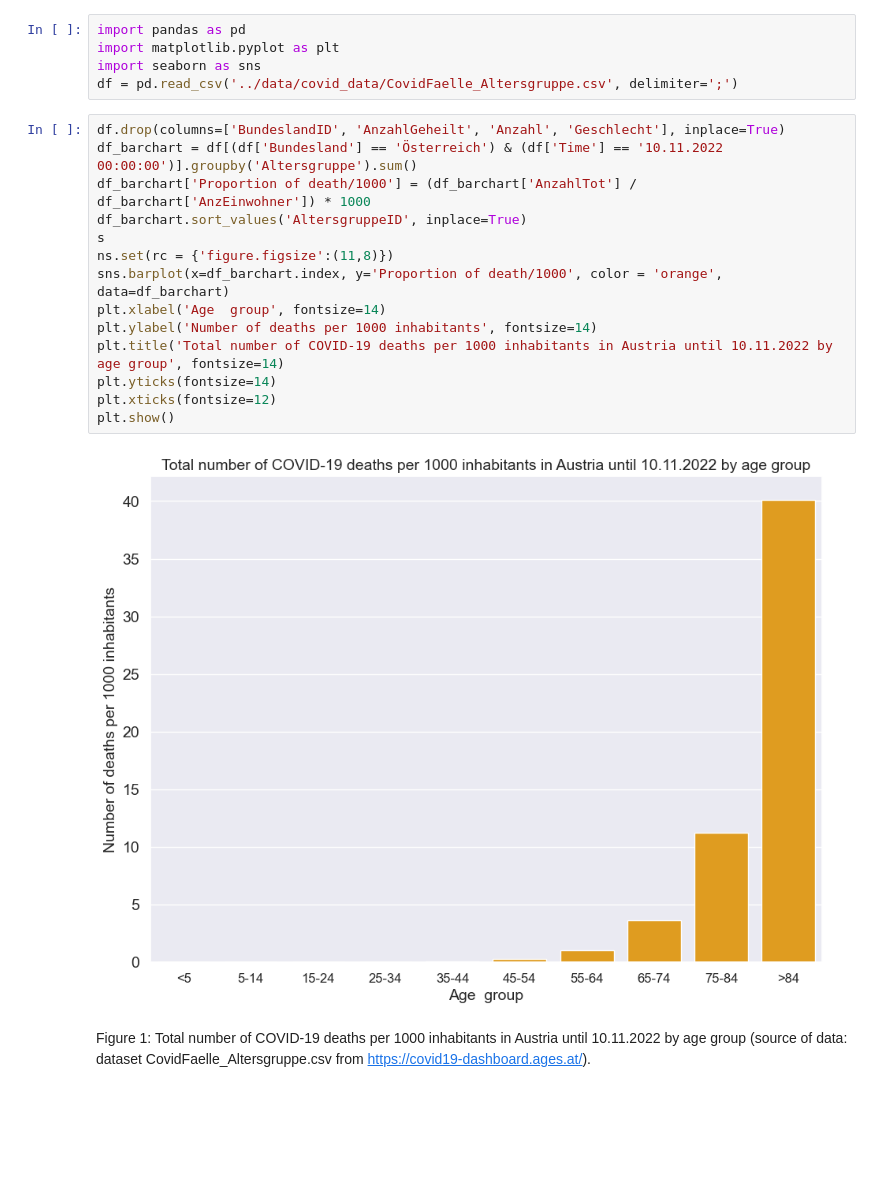
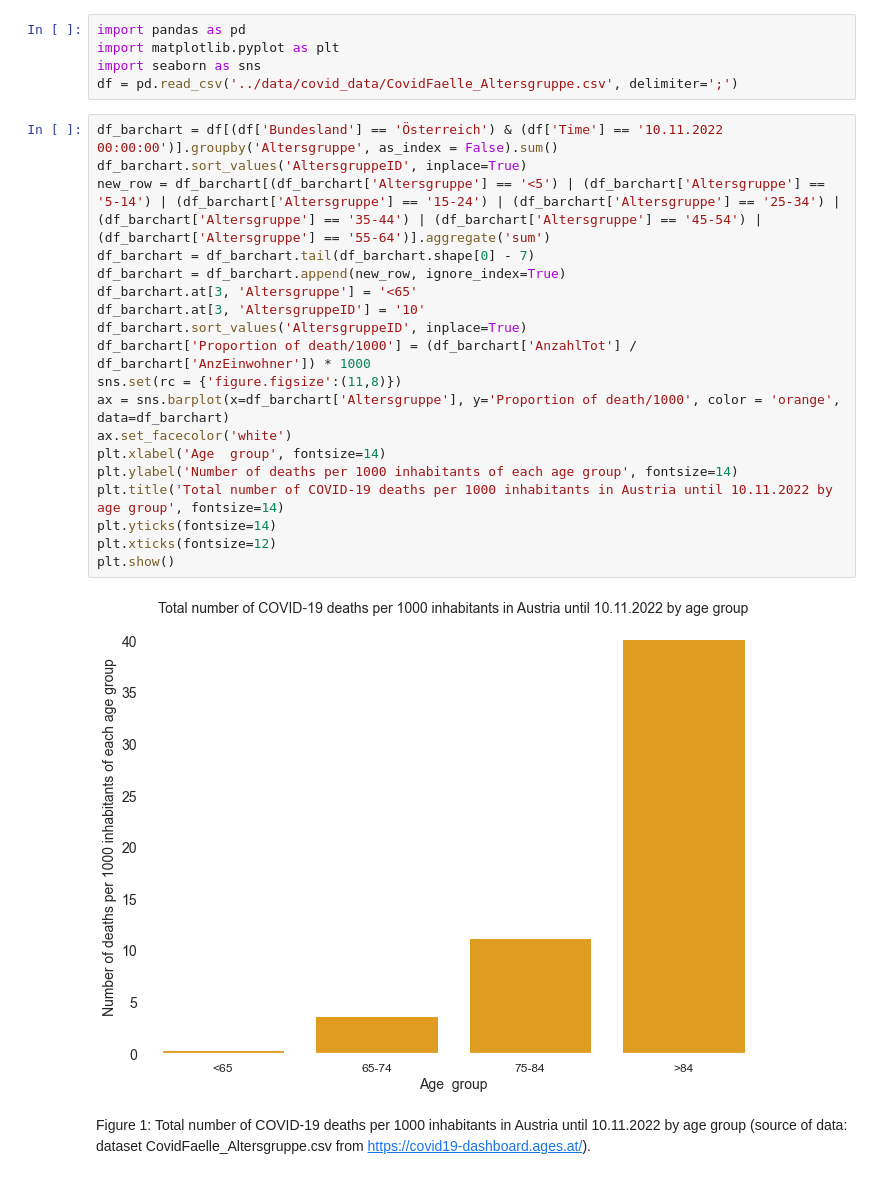
Before and after one commit to borosabel/visual_analytics_2022, a Jupyter notebook: individual work/submission_02_intermediate-Angelika-Abel.ipynb, the cells around one changed output. Drawn from its saved outputs; the diff is of its cells as text; blank space fills up the shorter version.

Commit message:
Small design changes & aggregate age groups until 65

```diff
--- a/individual work/submission_02_intermediate-Angelika-Abel.ipynb
+++ b/individual work/submission_02_intermediate-Angelika-Abel.ipynb
@@ -44,21 +44,26 @@ import matplotlib.pyplot as plt
 import seaborn as sns
 df = pd.read_csv('../data/covid_data/CovidFaelle_Altersgruppe.csv', delimiter=';')
 # %%
-df.drop(columns=['BundeslandID', 'AnzahlGeheilt', 'Anzahl', 'Geschlecht'], inplace=True)
-df_barchart = df[(df['Bundesland'] == 'Österreich') & (df['Time'] == '10.11.2022 00:00:00')].groupby('Altersgruppe').sum()
+df_barchart = df[(df['Bundesland'] == 'Österreich') & (df['Time'] == '10.11.2022 00:00:00')].groupby('Altersgruppe', as_index = False).sum()
+df_barchart.sort_values('AltersgruppeID', inplace=True)
+new_row = df_barchart[(df_barchart['Altersgruppe'] == '<5') | (df_barchart['Altersgruppe'] == '5-14') | (df_barchart['Altersgruppe'] == '15-24') | (df_barchart['Altersgruppe'] == '25-34') | (df_barchart['Altersgruppe'] == '35-44') | (df_barchart['Altersgruppe'] == '45-54') | (df_barchart['Altersgruppe'] == '55-64')].aggregate('sum')
+df_barchart = df_barchart.tail(df_barchart.shape[0] - 7)
+df_barchart = df_barchart.append(new_row, ignore_index=True)
+df_barchart.at[3, 'Altersgruppe'] = '<65'
+df_barchart.at[3, 'AltersgruppeID'] = '10'
+df_barchart.sort_values('AltersgruppeID', inplace=True)
 df_barchart['Proportion of death/1000'] = (df_barchart['AnzahlTot'] / df_barchart['AnzEinwohner']) * 1000
-df_barchart.sort_values('AltersgruppeID', inplace=True)
-s
-ns.set(rc = {'figure.figsize':(11,8)})
-sns.barplot(x=df_barchart.index, y='Proportion of death/1000', color = 'orange', data=df_barchart)
+sns.set(rc = {'figure.figsize':(11,8)})
+ax = sns.barplot(x=df_barchart['Altersgruppe'], y='Proportion of death/1000', color = 'orange', data=df_barchart)
+ax.set_facecolor('white')
 plt.xlabel('Age  group', fontsize=14)
-plt.ylabel('Number of deaths per 1000 inhabitants', fontsize=14)
+plt.ylabel('Number of deaths per 1000 inhabitants of each age group', fontsize=14)
 plt.title('Total number of COVID-19 deaths per 1000 inhabitants in Austria until 10.11.2022 by age group', fontsize=14)
 plt.yticks(fontsize=14)
 plt.xticks(fontsize=12)
 plt.show()
 # %% [output]
-[figure, old version]
+[figure, new version]
 # %% [markdown]
 Figure 1: Total number of COVID-19 deaths per 1000 inhabitants in Austria until 10.11.2022 by age group (source of data: dataset CovidFaelle_Altersgruppe.csv from https://covid19-dashboard.ages.at/).
 # %%
```
Also changed, not shown: parts of 1 cell of this notebook, 2 other files.
